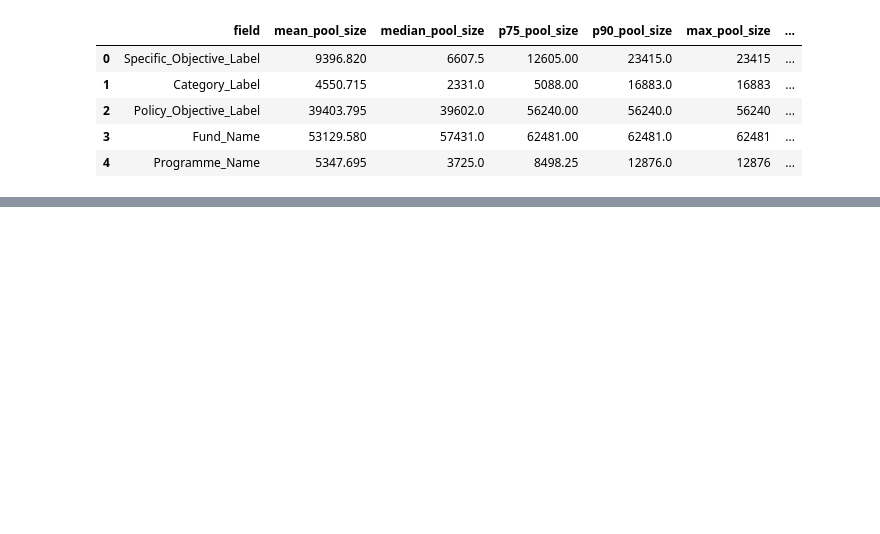
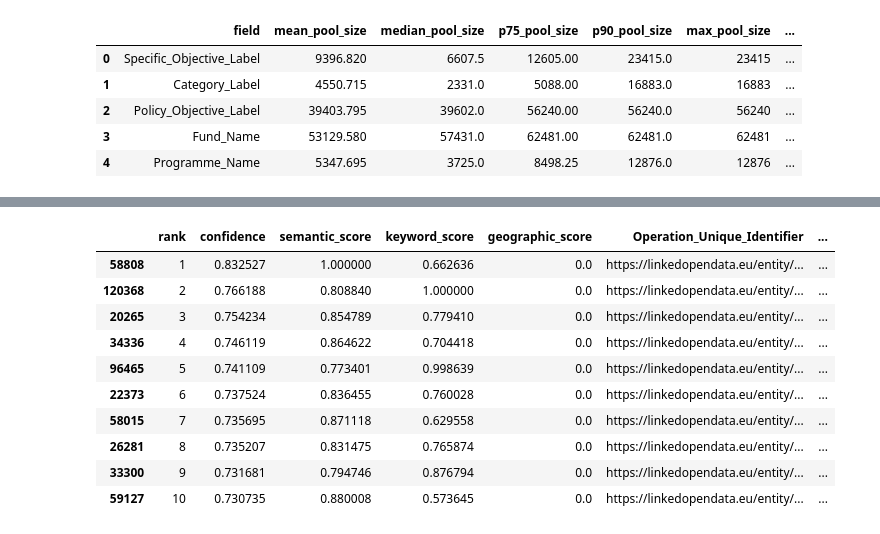
Before and after one commit to riccardopll/luiss-ey-xai, a Jupyter notebook: src/main.ipynb, the cells around one changed output, grey strips where cells are left out. Drawn from its saved outputs; the diff is of its cells as text; code cells hidden in the pictures; blank space fills up the shorter version.

Commit message:
Refactor suggestion summary display

```diff
--- a/src/main.ipynb
+++ b/src/main.ipynb
@@ -296,7 +296,7 @@ def bm25_scores(query):
         return np.zeros(len(processed_df))
     index = bm25_index
     if index is None:
-        raise RuntimeError("BM25 index has not been loaded or built.")
+        raise RuntimeError("BM25 index does not exist")
     return index.get_scores(query_tokens).astype(float, copy=False)
 
 
@@ -417,7 +417,7 @@ Loaded cached embeddings for sbert_mpnet from /Users/riccardo/Projects/luiss-xai
 Loaded cached embeddings for multilingual_e5 from /Users/riccardo/Projects/luiss-xai/data/indexes/multilingual_e5_v1.pkl.
 # %%
 NOMINATIM_SEARCH_URL = "https://nominatim.openstreetmap.org/search"
-NOMINATIM_USER_AGENT = str(os.getenv("NOMINATIM_USER_AGENT"))
+NOMINATIM_USER_AGENT = "luiss-xai-geocoder/1.0"
 NOMINATIM_EMAIL = str(os.getenv("NOMINATIM_EMAIL"))
 _last_nominatim_request_at = 0.0
 
@@ -1114,6 +1342,10 @@ def latest_block_hash():
 
 
 def write_audit_block(input_text, location_metadata, results, suggestions):
+    llm_inputs = suggestions.get("llm_inputs", [])
+    llm_outputs = suggestions.get("llm_outputs", [])
+    positioning_suggestions = suggestions.get("positioning_suggestions", suggestions)
+
     block_without_hash = {
         "run_id": str(uuid.uuid4()),
         "timestamp": datetime.now(UTC).isoformat(),
@@ -1123,11 +1355,11 @@ def write_audit_block(input_text, location_metadata, results, suggestions):
         "model_version": MODEL_VERSION,
         "dataset_version": DATASET_VERSION,
         "top_k_result_ids": results["Operation_Unique_Identifier"].tolist(),
-        "llm_input_hash": None,
-        "prompt_template_version": None,
-        "llm_model_version": None,
-        "explanation_hash": None,
-        "suggestions_hash": stable_hash(suggestions),
+        "llm_input_hash": stable_hash(llm_inputs) if llm_inputs else None,
+        "prompt_template_version": PROMPT_TEMPLATE_VERSION if llm_inputs else None,
+        "llm_model_version": LOCAL_LLM_MODEL_VERSION if llm_outputs else None,
+        "explanation_hash": stable_hash(llm_outputs) if llm_outputs else None,
+        "suggestions_hash": stable_hash(positioning_suggestions),
         "previous_block_hash": latest_block_hash(),
     }
     block = dict(block_without_hash)
@@ -1147,19 +1399,35 @@ audit_block
 # %%
 user_project_idea = """
 A municipality wants to renovate public school buildings with better insulation,
 smart energy monitoring, and renewable heating systems to lower emissions and operating costs.
 """
 user_location = "Italy"
 
 user_results = retrieve_similar_projects(
     user_project_idea, location_text=user_location, top_k=TOP_K
 )
-user_suggestions = summarize_suggestions(user_results)
+user_suggestions = summarize_suggestions(
+    user_project_idea,
+    user_location,
+    user_results,
+)
 user_audit_path, user_audit_block = write_audit_block(
     user_project_idea,
     geocode_location(user_location),
     user_results,
     user_suggestions,
 )
 
 user_results
+# %% [output]
+|  | rank | confidence | semantic_score | keyword_score | geographic_score | Operation_Unique_Identifier | ... |
+| 58808 | 1 | 0.832527 | 1.000000 | 0.662636 | 0.0 | https://linkedopendata.eu/entity/... | ... |
+| 120368 | 2 | 0.766188 | 0.808840 | 1.000000 | 0.0 | https://linkedopendata.eu/entity/... | ... |
+| 20265 | 3 | 0.754234 | 0.854789 | 0.779410 | 0.0 | https://linkedopendata.eu/entity/... | ... |
+| 34336 | 4 | 0.746119 | 0.864622 | 0.704418 | 0.0 | https://linkedopendata.eu/entity/... | ... |
+| 96465 | 5 | 0.741109 | 0.773401 | 0.998639 | 0.0 | https://linkedopendata.eu/entity/... | ... |
+| 22373 | 6 | 0.737524 | 0.836455 | 0.760028 | 0.0 | https://linkedopendata.eu/entity/... | ... |
+| 58015 | 7 | 0.735695 | 0.871118 | 0.629558 | 0.0 | https://linkedopendata.eu/entity/... | ... |
+| 26281 | 8 | 0.735207 | 0.831475 | 0.765874 | 0.0 | https://linkedopendata.eu/entity/... | ... |
+| 33300 | 9 | 0.731681 | 0.794746 | 0.876794 | 0.0 | https://linkedopendata.eu/entity/... | ... |
+| 59127 | 10 | 0.730735 | 0.880008 | 0.573645 | 0.0 | https://linkedopendata.eu/entity/... | ... |
```
Also changed, not shown: parts of 2 cells of this notebook.
